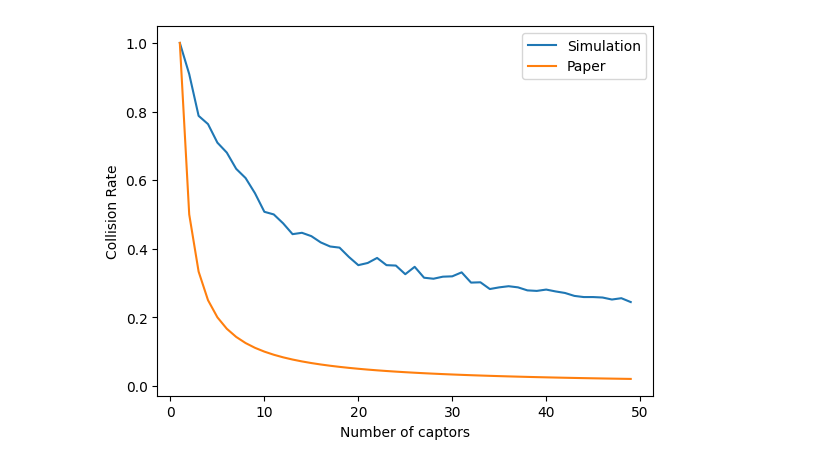
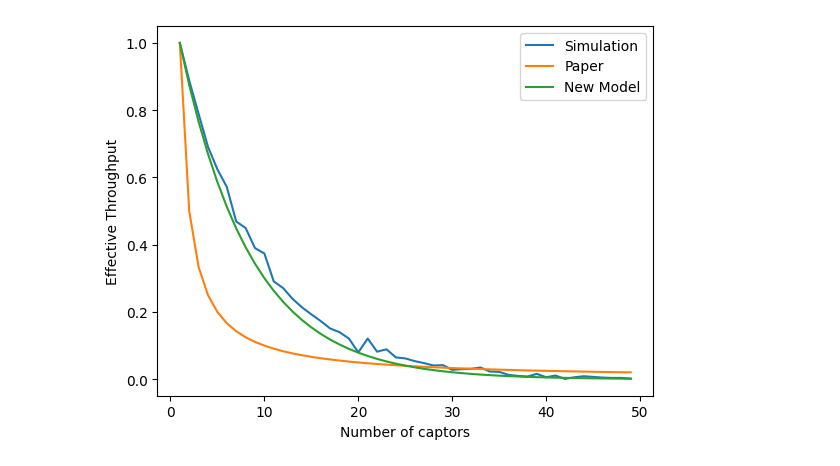
Before and after one commit to Indyuce/odmacpp, a Jupyter notebook: python/simul_collisions.ipynb, the cells around one changed output. Drawn from its saved outputs; the diff is of its cells as text; code cells hidden in the pictures.

```diff
--- a/python/simul_collisions.ipynb
+++ b/python/simul_collisions.ipynb
@@ -3,53 +3,53 @@ import matplotlib.pyplot as plt
 from math import *
 import random
 # %%
-N_SAMPLES = 100
+N_SAMPLES = 1000
 X_MAX     = 50
+CW        = 8
 
 def is_free(transmitted, backoff, i):
     slot = backoff[i]
     for j in range(len(backoff)):
         if i != j and (not transmitted[j]) and backoff[j] == slot:
             return False
     return True
 
 def simul(N, CW=8):
-    """Simulate all sensors sending one packet at the same time with contention window size"""
+    """
+    Simulate all sensors sending one packet at the same time with given contention window size.
+    Returns 1 if the packet is successfully sent, 0 otherwise.
+    """
 
     t = 0 # number of transmissions required
     transmitted = [False for _3 in range(N)]
 
-    # while main packet is not transmitted
-    while not transmitted[0]:
-        # affect one time slot to every sensor independently
-        backoff = [random.randint(0, CW) for _2 in range(N)]
+    # affect one time slot to every sensor independently
+    backoff = [random.randint(0, CW) for _2 in range(N)]
 
-        # mark successfull packets as transmitted
-        for i in range(N):
-            if not transmitted[i] and is_free(transmitted, backoff, i):
-                transmitted[i] = True
+    # mark successfull packets as transmitted
+    for i in range(N):
+        if not transmitted[i] and is_free(transmitted, backoff, i):
+            transmitted[i] = True
 
-        # increase contention window size
-        t += 1
-        CW *= 2
+    return int(transmitted[0])
 
-    return t
-
-def simul_average(N):
-    l = [simul(N) for _1 in range(N_SAMPLES)]
+def simul_average(N, CW=8):
+    l = [simul(N, CW) for _1 in range(N_SAMPLES)]
     return sum(l) / len(l)
 
 X  = list(range(1, X_MAX))
-Y1 = [1 / simul_average(x) for x in X] # takes a little bit of time
+Y1 = [simul_average(x, CW) for x in X] # takes a little bit of time
 
 X2 = list(range(1, X_MAX))
 Y2 = [1 / x for x in X2]
+Y3 = [pow(1 - 1 / CW, x - 1) for x in X2]
 
 plt.plot(X, Y1, label='Simulation')
 plt.plot(X2, Y2, label='Paper')
+plt.plot(X2, Y3, label='New Model')
 plt.xlabel('Number of captors')
-plt.ylabel('Collision Rate')
+plt.ylabel('Effective Throughput')
 plt.legend()
 plt.show()
 # %% [output]
-[figure, old version]
+[figure, new version]
```
Also changed, not shown: 15 other files.
